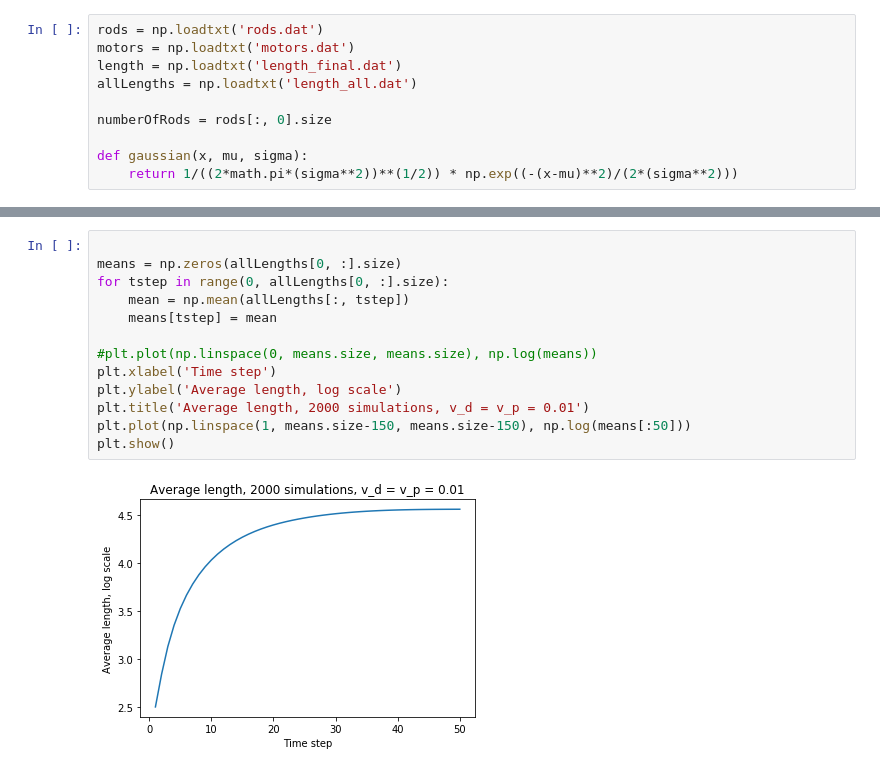
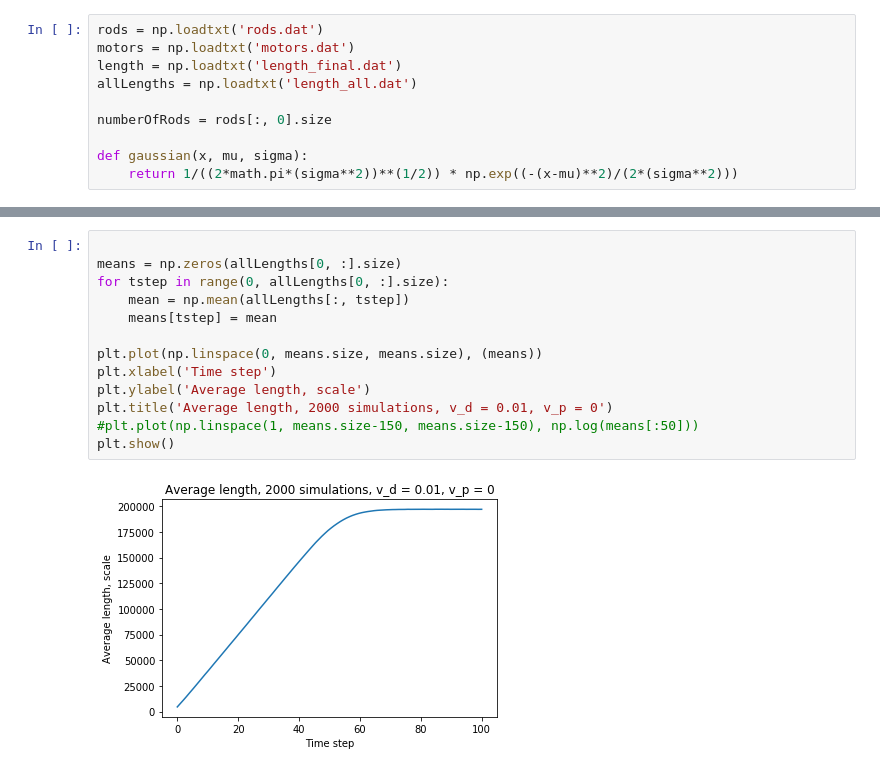
Before and after one commit to Terasuki/UG-PX402-ActiveMatter-2022-23, a Jupyter notebook: graphs.ipynb, the cells around one changed output, grey strips where cells are left out. Drawn from its saved outputs; the diff is of its cells as text.

```diff
--- a/graphs.ipynb
+++ b/graphs.ipynb
@@ -115,15 +110,15 @@ def motorRelativePositions(motors):
 # %%
 
 means = np.zeros(allLengths[0, :].size)
 for tstep in range(0, allLengths[0, :].size):
     mean = np.mean(allLengths[:, tstep])
     means[tstep] = mean
 
-#plt.plot(np.linspace(0, means.size, means.size), np.log(means))
+plt.plot(np.linspace(0, means.size, means.size), (means))
 plt.xlabel('Time step')
-plt.ylabel('Average length, log scale')
-plt.title('Average length, 2000 simulations, v_d = v_p = 0.01')
-plt.plot(np.linspace(1, means.size-150, means.size-150), np.log(means[:50]))
+plt.ylabel('Average length, scale')
+plt.title('Average length, 2000 simulations, v_d = 0.01, v_p = 0')
+#plt.plot(np.linspace(1, means.size-150, means.size-150), np.log(means[:50]))
 plt.show()
 # %% [output]
-[figure, old version]
+[figure, new version]
```
Also changed, not shown: parts of 20 cells of this notebook.
